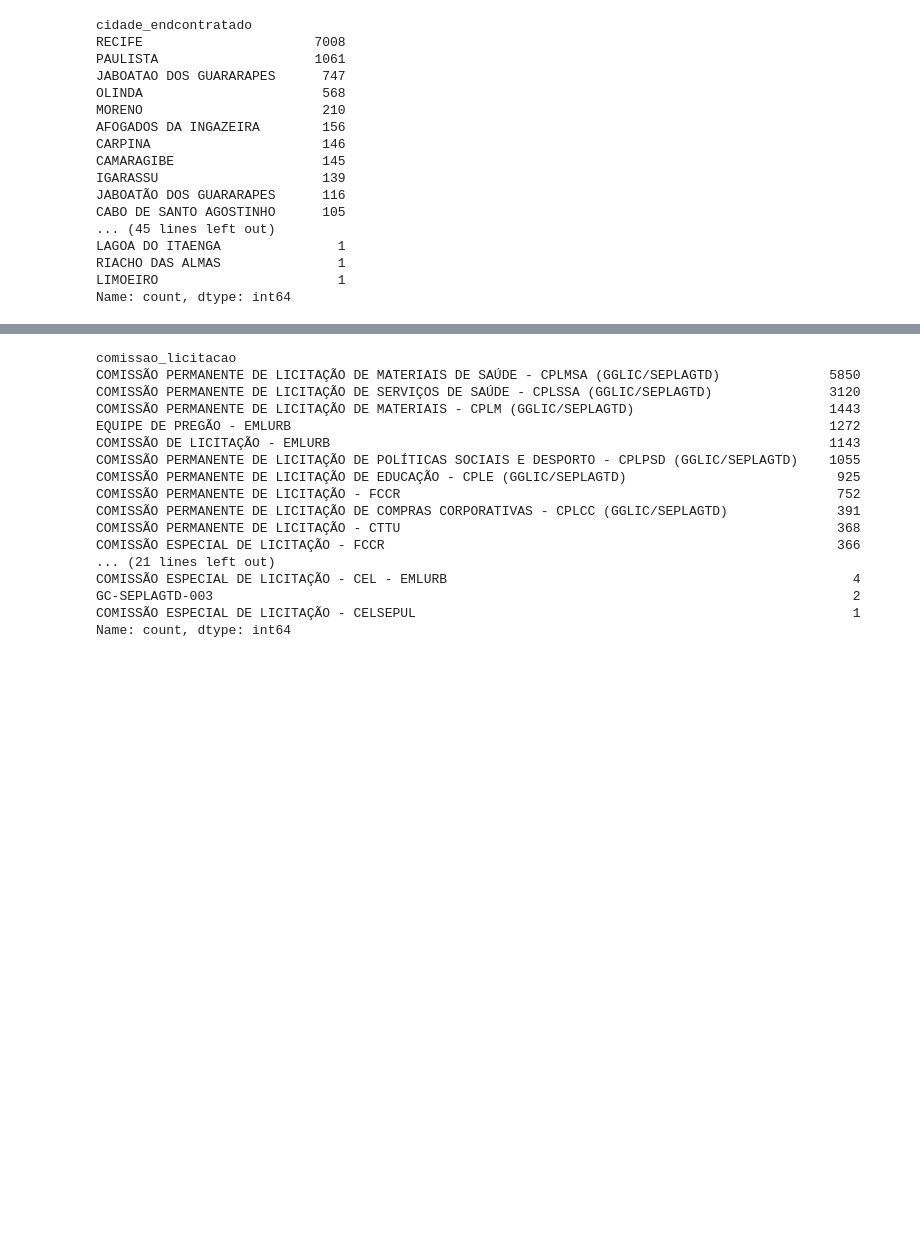
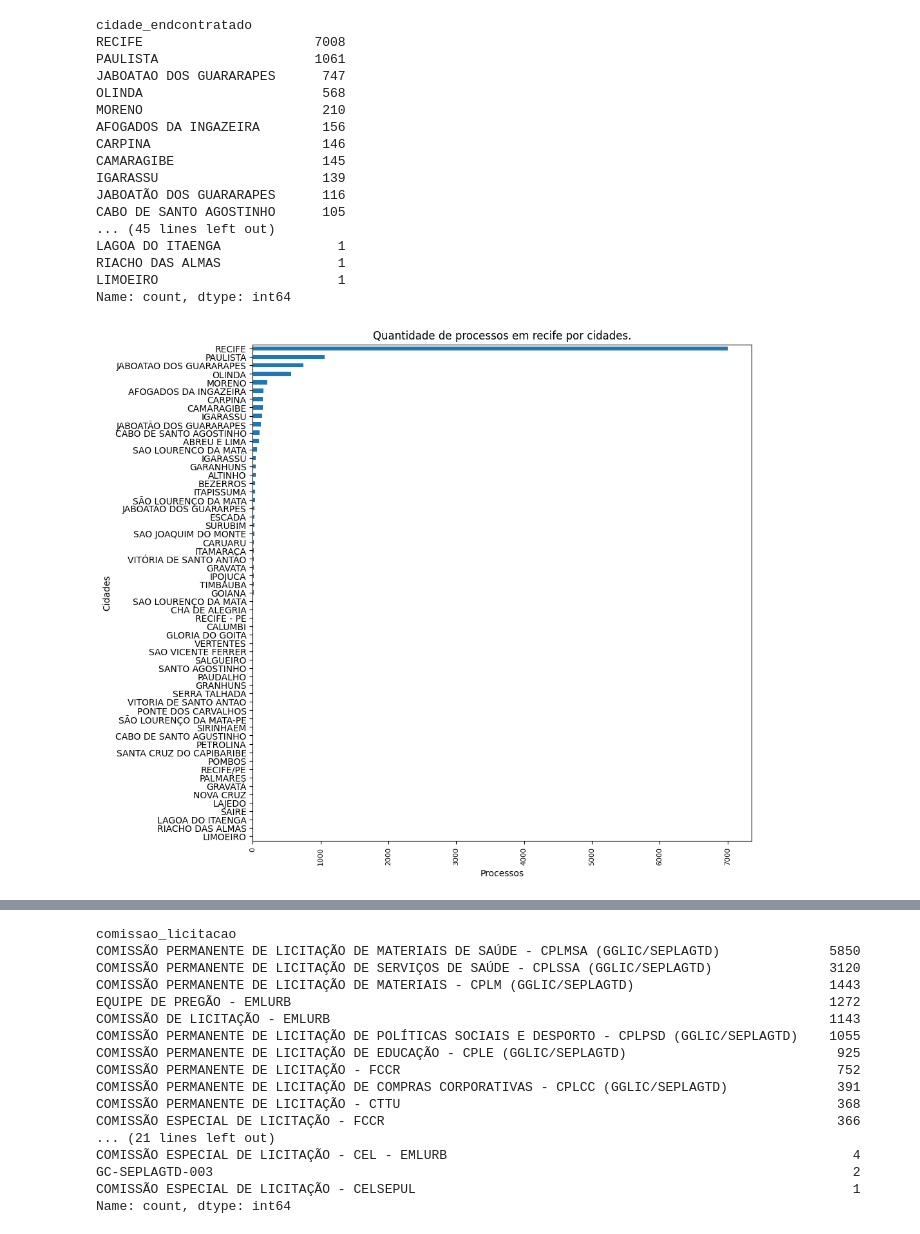
Before and after one commit to dayviddouglas/ciencia_de_dados_licitacoes_prefeitura_do_recife, a Jupyter notebook: Licitações.ipynb, the cells around one changed output, grey strips where cells are left out. Cells and saved outputs as stored; diff of their text form; code cells hidden in the pictures; blank space fills up the shorter version.

```diff
--- a/Licitações.ipynb
+++ b/Licitações.ipynb
@@ -391,6 +401,16 @@ LAGOA DO ITAENGA               1
 RIACHO DAS ALMAS               1
 LIMOEIRO                       1
 Name: count, dtype: int64
+# %%
+process_pe["cidade_endcontratado"].value_counts().plot(kind='barh', figsize=(10, 10))
+plt.title('Quantidade de processos em recife por cidades.')
+plt.xlabel('Processos')
+plt.ylabel('Cidades')
+plt.gca().invert_yaxis()
+plt.xticks(rotation=90, fontsize=8)
+plt.show()
+# %% [output]
+[figure, added]
 # %%
 base[base["modalidadeprocessolicitatorio"]!= "PREGÃO ELETRÔNICO"]
 # Os processos que não são da modalidade pregão eletrônico.
```
Also changed, not shown: parts of 3 cells of this notebook.
